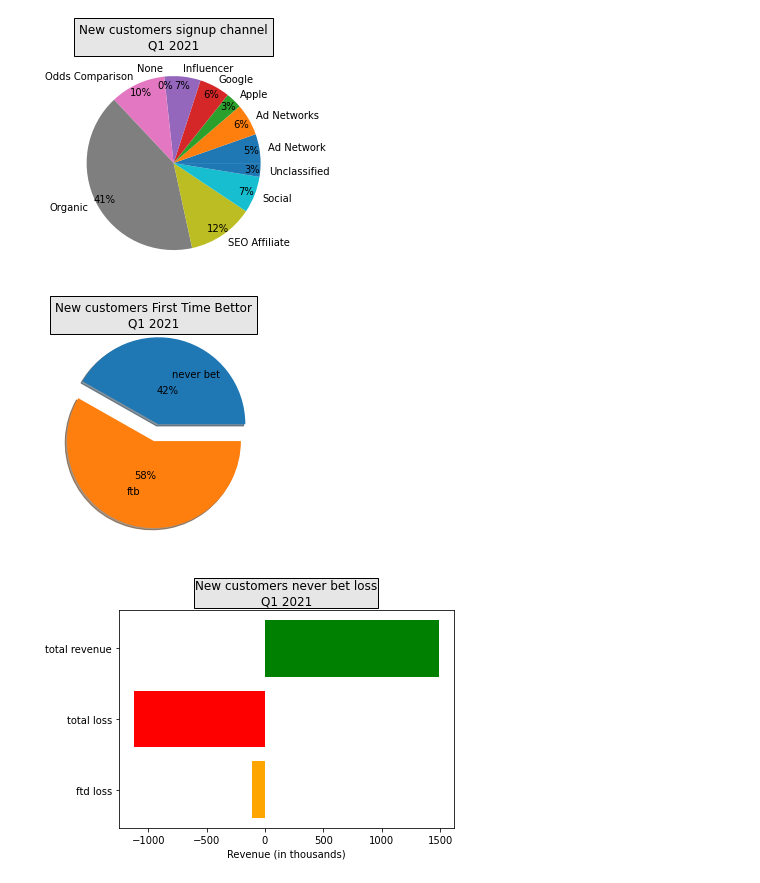
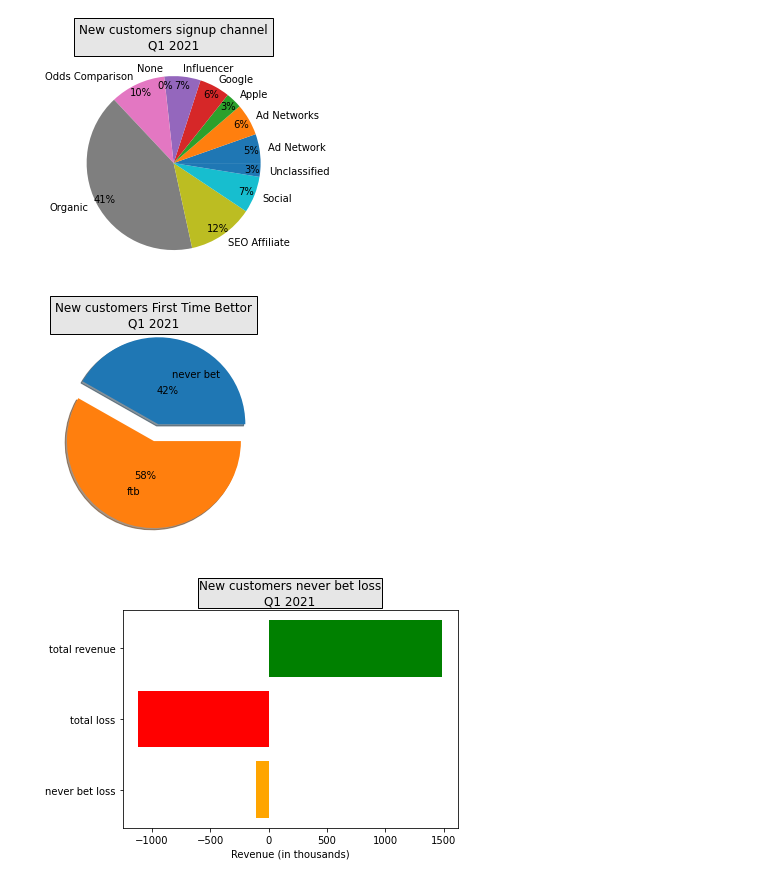
Before and after one commit to MRI-2021/Computer-science-fundamentals, a Jupyter notebook: Analysis member_activity_and_ demographics.ipynb, the cells around one changed output. Saved outputs shown, nothing was run; the diff lists cells and outputs as text; code cells hidden in the pictures.

```diff
--- a/Analysis member_activity_and_ demographics.ipynb
+++ b/Analysis member_activity_and_ demographics.ipynb
@@ -143,7 +143,8 @@ df_gb = df_j.loc[(df_j.ftb == 0)].groupby(['ftb', 'acquisition_cost'])
 Total_size = df_gb['acquisition_cost'].size()
 Total_sum = df_gb['acquisition_cost'].sum()
 
-ftd_loss = df_gb['acquisition_cost'].sum().sum()
+ftb_loss_a = df_gb['acquisition_cost'].sum().sum()
+ftb_loss = 0 - ftb_loss_a
 
 print('\n============= TOTAL SUM =============')
 print (Total_sum)
@@ -151,4 +152,4 @@ print('\n============= TOTAL SIZE =============')
 print (Total_size)
 
 print('\n============= LOSS WHEN FTB = 0 =============')
-print(ftd_loss)
+print(ftb_loss)
@@ -329,35 +246,58 @@ plt.show()
 [figure]
 [figure]
 # %%
+# ## How much money do we lose with these customer that never bet?
+# df_gb = df_j.loc[(df_j.ftb == 0)].groupby(['ftb', 'acquisition_cost'])
+# ftb_loss_a = df_gb['acquisition_cost'].sum().sum()
+# ftb_loss = 0 - ftb_loss_a
+
+# ## How much money do we LOSE in total?
+# df_gb = df_j.loc[(df_j.revenue_12_weeks < 0)].groupby(df_j['revenue_12_weeks'])
+# neg_revenue = df_gb['revenue_12_weeks'].sum().sum()
+
+# df_gb = df_j.loc[(df_j.acquisition_cost > 0)].groupby(df_j['acquisition_cost'])
+# neg_cost = df_gb['acquisition_cost'].sum().sum()
+
+# tot_neg = neg_revenue - neg_cost
+
+# ## How much money do we GAIN in total?
+# df_gb = df_j.loc[(df_j.revenue_12_weeks > 0)].groupby(df_j['revenue_12_weeks'])
+# pos_revenue = df_gb['revenue_12_weeks'].sum().sum()
+
 import matplotlib.pyplot as plt
 import numpy as np
 
 plt.figure(0)
 d = df_graph.ftb.sum()
 c = df_graph.signup_count.count() - d
 y = np.array([c, d])
 
 mylabels = ["never bet", "ftb"]
 myexplode = [0.2, 0]
 plt.pie(y, labels = mylabels, autopct='%1.0f%%', pctdistance=0.4, labeldistance=0.6, explode = myexplode, shadow = True)
 plt.title("New customers First Time Bettor\n" + "Q1 2021", bbox={'facecolor':'0.9', 'pad':5})
 
 plt.figure(1)
-g = ftd_loss / 1000
+g = ftb_loss / 1000
 h = tot_neg / 1000
 i = pos_revenue / 1000
 
-x = ["ftd loss", "total loss", "total revenue"]
+x = ["never bet loss", "total loss", "total revenue"]
 y = np.array([g, h, i])
 plt.barh(x, y, color=['orange', 'red', 'green'])
-
-# for index, value in enumerate(y):
-#     plt.text(value, index, str(value))
 
 plt.title("New customers never bet loss\n" + "Q1 2021", bbox={'facecolor':'0.9', 'pad':1})
 plt.xlabel("Revenue (in thousands)")
 
 plt.show()
+
+import plotly.express as px
+
+fig = px.pie(df_j, values='ftb', names='first_bet_category')
+fig.update_traces(textposition='inside')
+fig.update_layout(uniformtext_minsize=22, uniformtext_mode='hide', title_text='New customers first bet category', title_x=0.45)
+
+fig.show()
 # %% [output]
 [figure]
-[figure, old version]
+[figure, new version]
```
Also changed, not shown: parts of 11 cells of this notebook.
